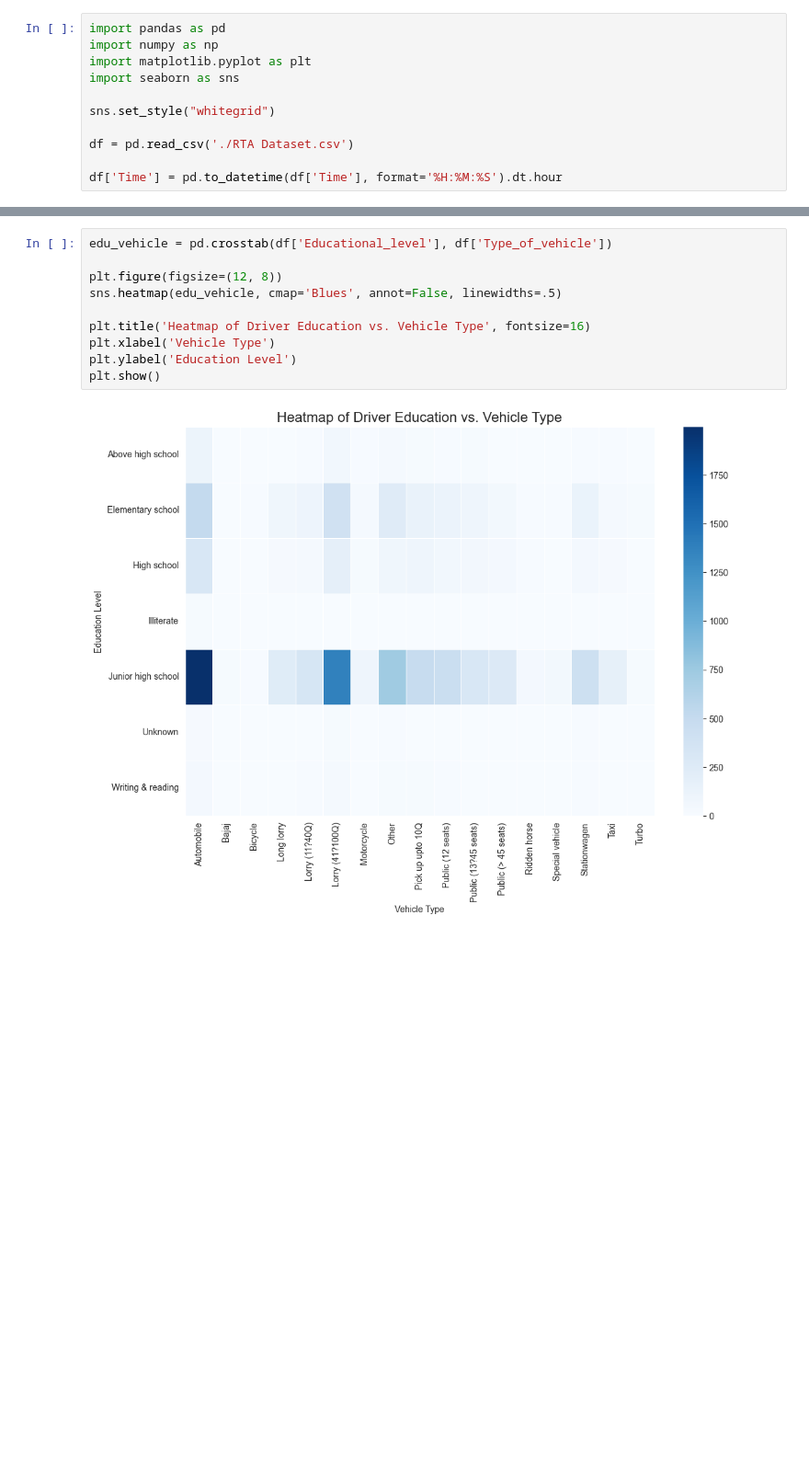
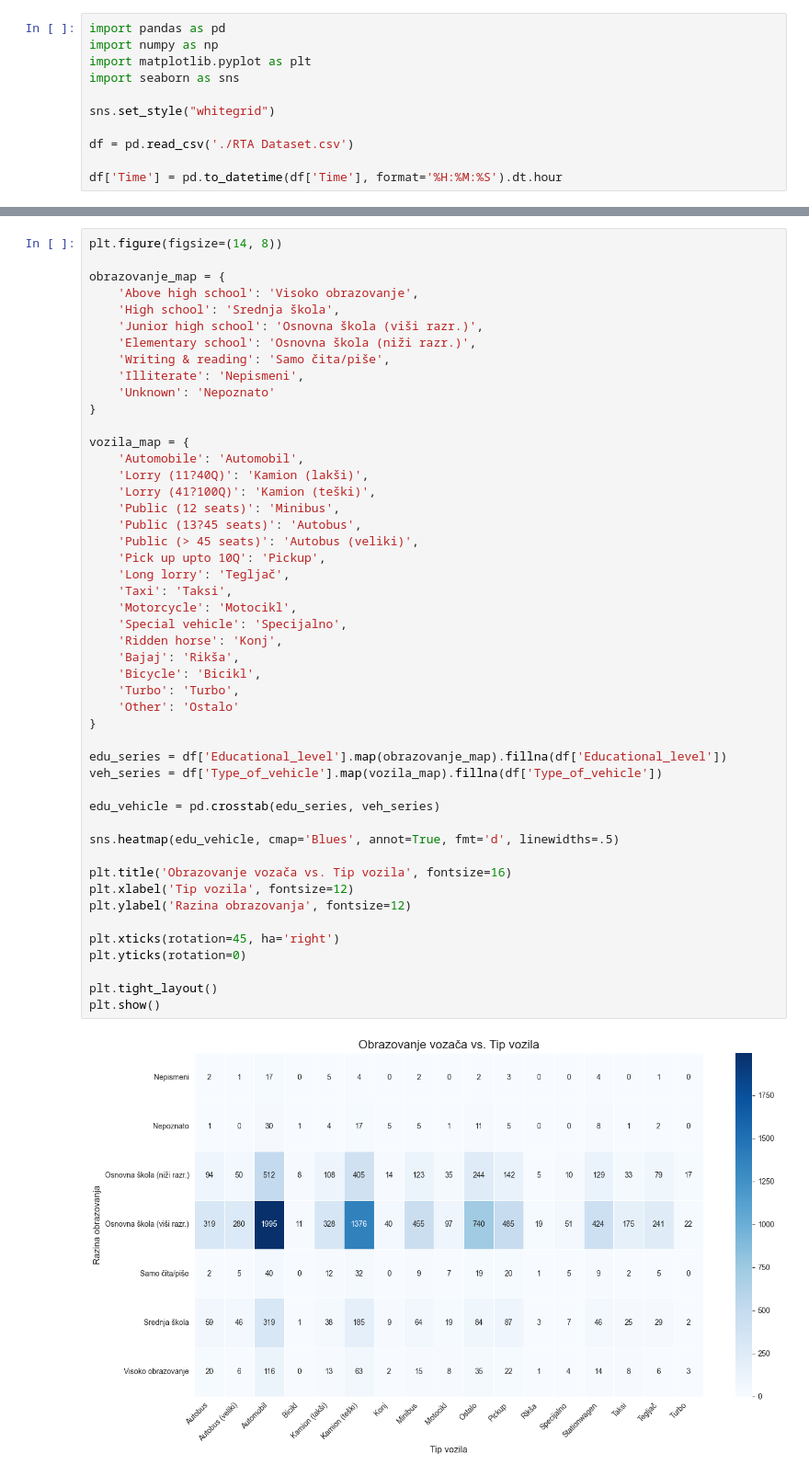
Before and after one commit to ninom5/UUPZ, a Jupyter notebook: pr4.ipynb, the cells around one changed output, grey strips where cells are left out. Shown at 92% size. Saved outputs shown, nothing was run; the diff lists cells and outputs as text; blank space fills up the shorter version.

```diff
--- a/pr4.ipynb
+++ b/pr4.ipynb
@@ -190,12 +269,50 @@ plt.show()
 # %%
-edu_vehicle = pd.crosstab(df['Educational_level'], df['Type_of_vehicle'])
+plt.figure(figsize=(14, 8))
 
-plt.figure(figsize=(12, 8))
-sns.heatmap(edu_vehicle, cmap='Blues', annot=False, linewidths=.5)
+obrazovanje_map = {
+    'Above high school': 'Visoko obrazovanje',
+    'High school': 'Srednja škola',
+    'Junior high school': 'Osnovna škola (viši razr.)',
+    'Elementary school': 'Osnovna škola (niži razr.)',
+    'Writing & reading': 'Samo čita/piše',
+    'Illiterate': 'Nepismeni',
+    'Unknown': 'Nepoznato'
+}
 
-plt.title('Heatmap of Driver Education vs. Vehicle Type', fontsize=16)
-plt.xlabel('Vehicle Type')
-plt.ylabel('Education Level')
+vozila_map = {
+    'Automobile': 'Automobil',
+    'Lorry (11?40Q)': 'Kamion (lakši)',
+    'Lorry (41?100Q)': 'Kamion (teški)',
+    'Public (12 seats)': 'Minibus',
+    'Public (13?45 seats)': 'Autobus',
+    'Public (> 45 seats)': 'Autobus (veliki)',
+    'Pick up upto 10Q': 'Pickup',
+    'Long lorry': 'Tegljač',
+    'Taxi': 'Taksi',
+    'Motorcycle': 'Motocikl',
+    'Special vehicle': 'Specijalno',
+    'Ridden horse': 'Konj',
+    'Bajaj': 'Rikša',
+    'Bicycle': 'Bicikl',
+    'Turbo': 'Turbo',
+    'Other': 'Ostalo'
+}
+
+edu_series = df['Educational_level'].map(obrazovanje_map).fillna(df['Educational_level'])
+veh_series = df['Type_of_vehicle'].map(vozila_map).fillna(df['Type_of_vehicle'])
+
+edu_vehicle = pd.crosstab(edu_series, veh_series)
+
+sns.heatmap(edu_vehicle, cmap='Blues', annot=True, fmt='d', linewidths=.5)
+
+plt.title('Obrazovanje vozača vs. Tip vozila', fontsize=16)
+plt.xlabel('Tip vozila', fontsize=12)
+plt.ylabel('Razina obrazovanja', fontsize=12)
+
+plt.xticks(rotation=45, ha='right')
+plt.yticks(rotation=0)
+
+plt.tight_layout()
 plt.show()
 # %% [output]
-[figure, old version]
+[figure, new version]
```
Also changed, not shown: parts of 24 cells of this notebook, 1 other file.
